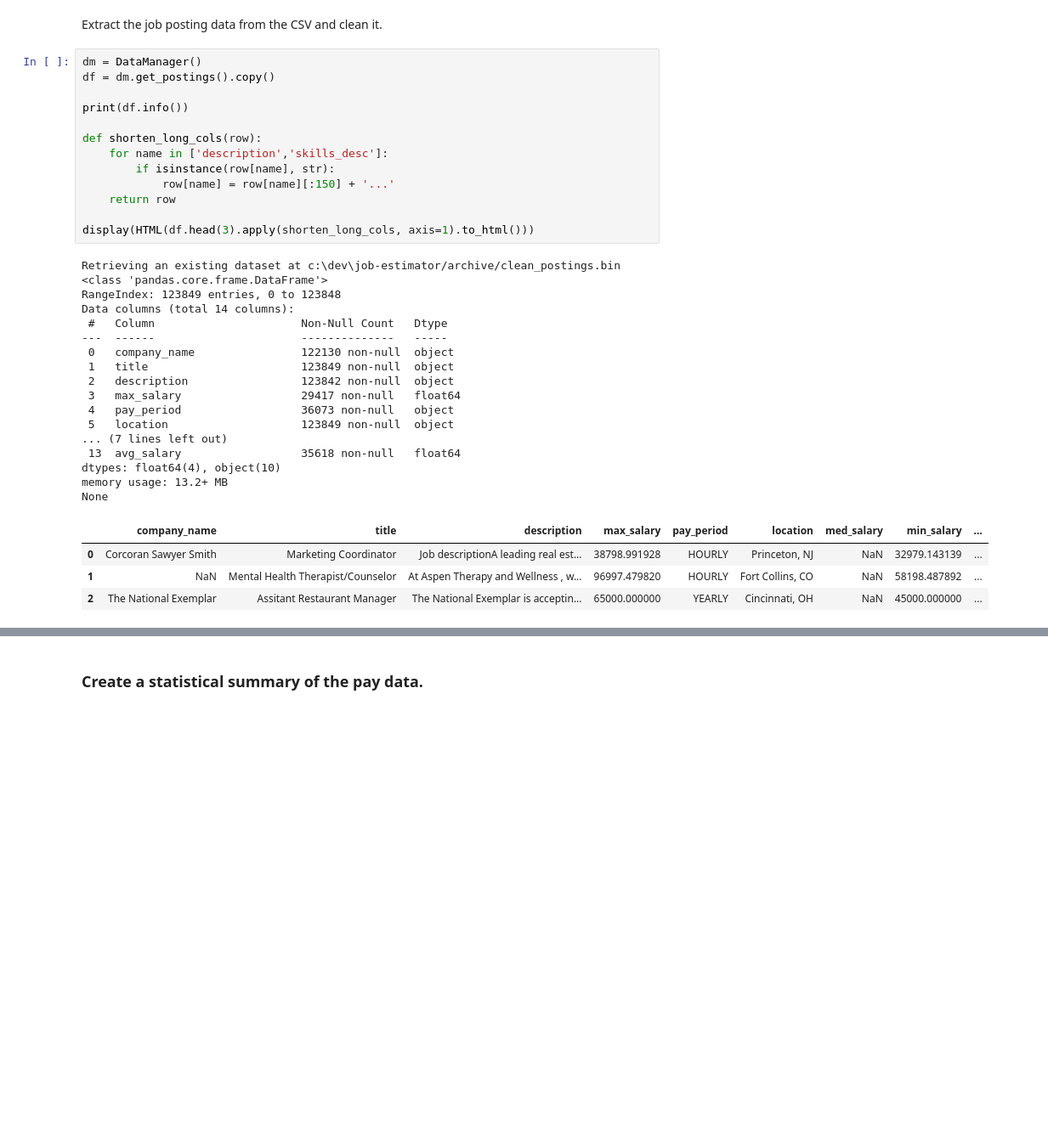
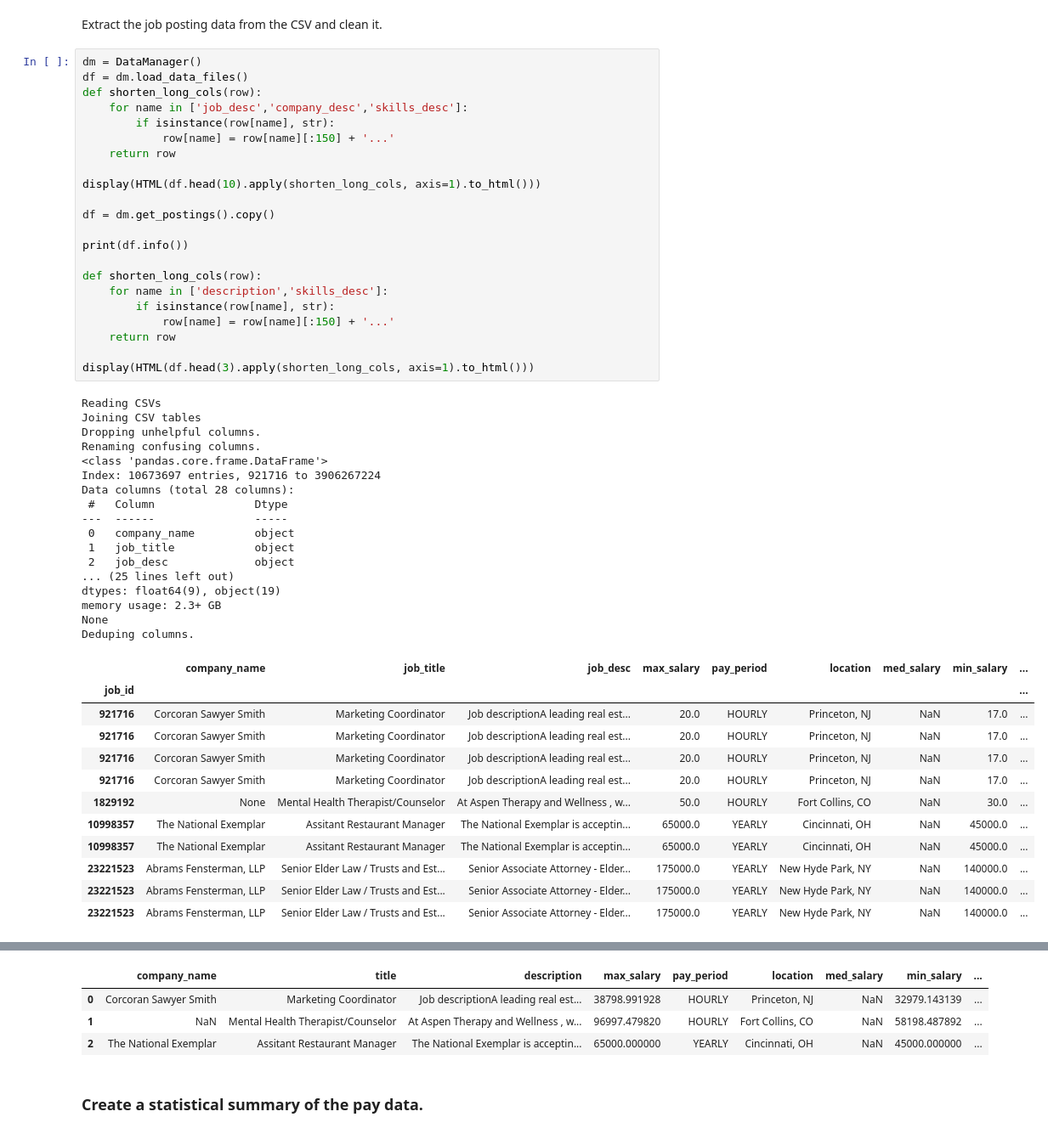
Before and after one commit to Trail3lazer/pay-estimator, a Jupyter notebook: job-estimator.ipynb, the cells around one changed output, grey strips where cells are left out. Shown at 85% size. Saved outputs shown, nothing was run; the diff lists cells and outputs as text; blank space fills up the shorter version.

```diff
--- a/job-estimator.ipynb
+++ b/job-estimator.ipynb
@@ -39,36 +39,53 @@ def load_scripts():
 Extract the job posting data from the CSV and clean it.
 # %%
 dm = DataManager()
+df = dm.load_data_files()
+def shorten_long_cols(row):
+    for name in ['job_desc','company_desc','skills_desc']:
+        if isinstance(row[name], str):
+            row[name] = row[name][:150] + '...'
+    return row
+
+display(HTML(df.head(10).apply(shorten_long_cols, axis=1).to_html()))
+
 df = dm.get_postings().copy()
 
 print(df.info())
 
 def shorten_long_cols(row):
     for name in ['description','skills_desc']:
         if isinstance(row[name], str):
             row[name] = row[name][:150] + '...'
     return row
 
 display(HTML(df.head(3).apply(shorten_long_cols, axis=1).to_html()))
 # %% [output]
-Retrieving an existing dataset at c:\dev\job-estimator/archive/clean_postings.bin
+Reading CSVs
+Joining CSV tables
+Dropping unhelpful columns.
+Renaming confusing columns.
 <class 'pandas.core.frame.DataFrame'>
-RangeIndex: 123849 entries, 0 to 123848
-Data columns (total 14 columns):
- #   Column                      Non-Null Count   Dtype
----  ------                      --------------   -----
- 0   company_name                122130 non-null  object
- 1   title                       123849 non-null  object
- 2   description                 123842 non-null  object
- 3   max_salary                  29417 non-null   float64
- 4   pay_period                  36073 non-null   object
- 5   location                    123849 non-null  object
-... (7 lines left out)
- 13  avg_salary                  35618 non-null   float64
-dtypes: float64(4), object(10)
-memory usage: 13.2+ MB
+Index: 10673697 entries, 921716 to 3906267224
+Data columns (total 28 columns):
+ #   Column               Dtype
+---  ------               -----
+ 0   company_name         object
+ 1   job_title            object
+ 2   job_desc             object
+... (25 lines left out)
+dtypes: float64(9), object(19)
+memory usage: 2.3+ GB
 None
+Deduping columns.
-|  | company_name | title | description | max_salary | pay_period | location | med_salary | min_salary | ... |
-| 0 | Corcoran Sawyer Smith | Marketing Coordinator | Job descriptionA leading real est... | 38798.991928 | HOURLY | Princeton, NJ | NaN | 32979.143139 | ... |
-| 1 | NaN | Mental Health Therapist/Counselor | At Aspen Therapy and Wellness , w... | 96997.479820 | HOURLY | Fort Collins, CO | NaN | 58198.487892 | ... |
-| 2 | The National Exemplar | Assitant Restaurant Manager | The National Exemplar is acceptin... | 65000.000000 | YEARLY | Cincinnati, OH | NaN | 45000.000000 | ... |
+|  | company_name | job_title | job_desc | max_salary | pay_period | location | med_salary | min_salary | ... |
+| job_id |  |  |  |  |  |  |  |  | ... |
+| 921716 | Corcoran Sawyer Smith | Marketing Coordinator | Job descriptionA leading real est... | 20.0 | HOURLY | Princeton, NJ | NaN | 17.0 | ... |
+| 921716 | Corcoran Sawyer Smith | Marketing Coordinator | Job descriptionA leading real est... | 20.0 | HOURLY | Princeton, NJ | NaN | 17.0 | ... |
+| 921716 | Corcoran Sawyer Smith | Marketing Coordinator | Job descriptionA leading real est... | 20.0 | HOURLY | Princeton, NJ | NaN | 17.0 | ... |
+| 921716 | Corcoran Sawyer Smith | Marketing Coordinator | Job descriptionA leading real est... | 20.0 | HOURLY | Princeton, NJ | NaN | 17.0 | ... |
+| 1829192 | None | Mental Health Therapist/Counselor | At Aspen Therapy and Wellness , w... | 50.0 | HOURLY | Fort Collins, CO | NaN | 30.0 | ... |
+| 10998357 | The National Exemplar | Assitant Restaurant Manager | The National Exemplar is acceptin... | 65000.0 | YEARLY | Cincinnati, OH | NaN | 45000.0 | ... |
+| 10998357 | The National Exemplar | Assitant Restaurant Manager | The National Exemplar is acceptin... | 65000.0 | YEARLY | Cincinnati, OH | NaN | 45000.0 | ... |
+| 23221523 | Abrams Fensterman, LLP | Senior Elder Law / Trusts and Est... | Senior Associate Attorney - Elder... | 175000.0 | YEARLY | New Hyde Park, NY | NaN | 140000.0 | ... |
+| 23221523 | Abrams Fensterman, LLP | Senior Elder Law / Trusts and Est... | Senior Associate Attorney - Elder... | 175000.0 | YEARLY | New Hyde Park, NY | NaN | 140000.0 | ... |
+| 23221523 | Abrams Fensterman, LLP | Senior Elder Law / Trusts and Est... | Senior Associate Attorney - Elder... | 175000.0 | YEARLY | New Hyde Park, NY | NaN | 140000.0 | ... |
@@ -75,3 +109,7 @@ None
+|  | company_name | title | description | max_salary | pay_period | location | med_salary | min_salary | ... |
+| 0 | Corcoran Sawyer Smith | Marketing Coordinator | Job descriptionA leading real est... | 38798.991928 | HOURLY | Princeton, NJ | NaN | 32979.143139 | ... |
+| 1 | NaN | Mental Health Therapist/Counselor | At Aspen Therapy and Wellness , w... | 96997.479820 | HOURLY | Fort Collins, CO | NaN | 58198.487892 | ... |
+| 2 | The National Exemplar | Assitant Restaurant Manager | The National Exemplar is acceptin... | 65000.000000 | YEARLY | Cincinnati, OH | NaN | 45000.000000 | ... |
 # %% [markdown]
 ### Create a statistical summary of the pay data.
 # %%
```
Also changed, not shown: parts of 2 cells of this notebook, 2 other files.
